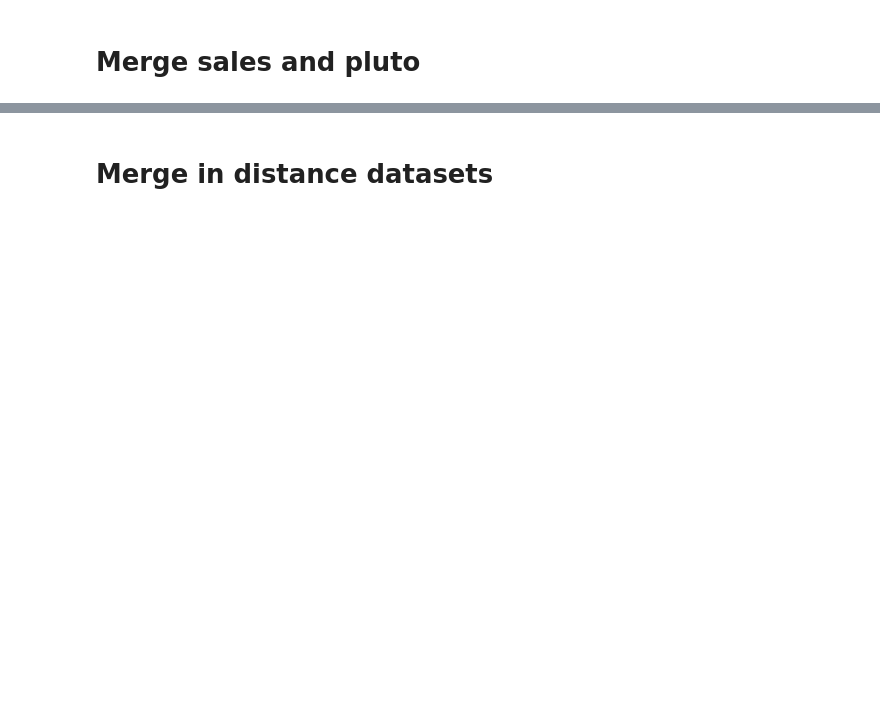
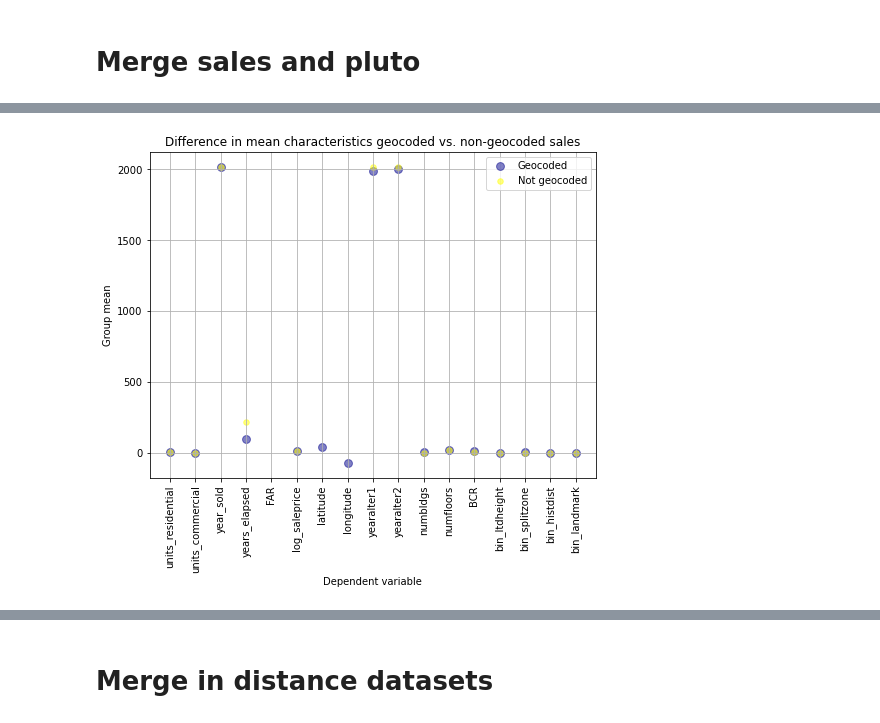
Before and after one commit to lprockop/MastersThesis, a Jupyter notebook: Data/new_master_clean.ipynb, the cells around one changed output, grey strips where cells are left out. Drawn from its saved outputs; the diff is of its cells as text; code cells hidden in the pictures; blank space fills up the shorter version.

```diff
--- a/Data/new_master_clean.ipynb
+++ b/Data/new_master_clean.ipynb
@@ -312,10 +373,4 @@ df.to_csv('OUTPUT_cleandata/df_clean.csv')
-# %%
-df = df.drop(columns=['block_pluto_x', 'block_pluto_y'])
 # %%
-unmatched_df = unmatched_df.drop(columns=['block_pluto_x', 'block_pluto_y', 'block_sales', 'lot_sales'])
+unmatched_df = unmatched_df.drop(columns=['block_sales', 'lot_sales', 'lot_pluto', 'block_pluto'])
-# %%
-unmatched_df = unmatched_df.drop(columns=['block_sales', 'lot_sales'])
-# %%
-unmatched_df = unmatched_df.drop(columns=['lot_pluto'])
 # %%
 unmatched_df.columns
@@ -326,22 +430,19 @@ df.describe().T['mean']
 # %%
 #compare df and unmatched_df
-
-num_cols = ['units_residential', 'units_commercial', 'year_sold',
-       'FAR', 'log_saleprice', 'latitude', 'longitude', 'yearalter1',
-       'yearalter2', 'numbldgs', 'numfloors', 'BCR', 'bin_ltdheight',
-       'bin_splitzone', 'bin_histdist', 'bin_landmark']
-
+num_cols = df.columns.drop('saledate')
 plt.figure(figsize=(8, 6))
-plt.scatter(num_cols, df.describe().T['mean'], label='Geocoded', color='blue', s=len(df)/1000, alpha=0.6)
-plt.scatter(num_cols, unmatched_df.describe().T['mean'], label='Not geocoded', color='red', s=len(unmatched_df)/1000, alpha=0.6)
+plt.scatter(num_cols, df.describe().T['mean'], label='Geocoded', color='darkblue', s=len(df)/1000, alpha=0.5)
+plt.scatter(num_cols, unmatched_df.describe().T['mean'], label='Not geocoded', color='yellow', s=len(unmatched_df)/1000, alpha=0.5)
 plt.xticks(rotation=90)
 plt.xlabel('Dependent variable')
 plt.ylabel('Group mean')
 plt.legend()
 plt.grid()
 plt.title('Difference in mean characteristics geocoded vs. non-geocoded sales')
 plt.savefig('OUTPUT_visualizations/nongeocoded.png')
 plt.show()
+# %% [output]
+[figure, added]
 # %%
 print(df.shape)
 df.columns
```
Also changed, not shown: parts of 41 cells of this notebook, 24 other files.
